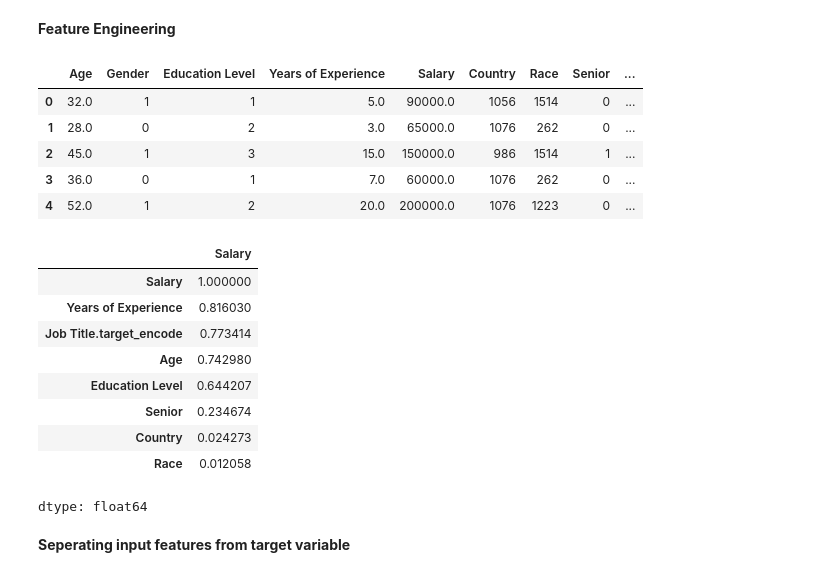
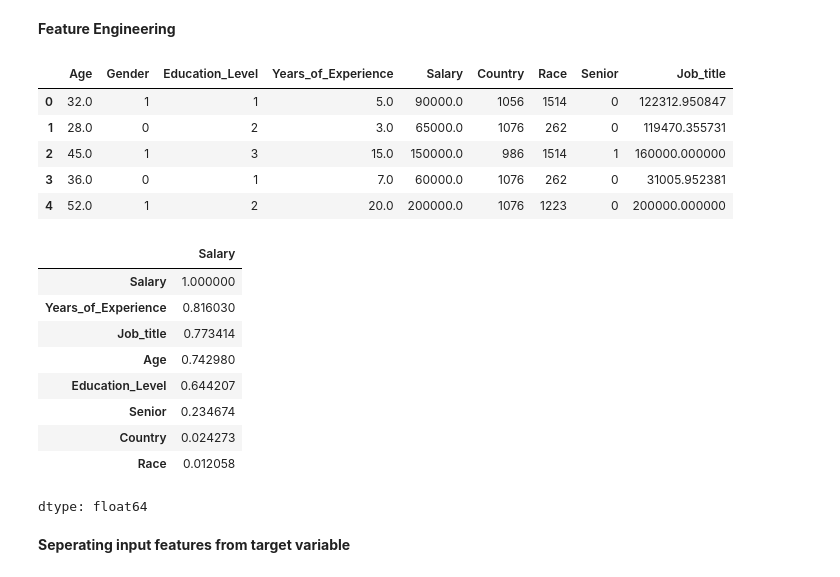
Before and after one commit to Love1117/Machine_learning-Projects, a Jupyter notebook: Machine_Learning Project/01_Supervised- Machine Learning/01_Linear_Regression/Employee_salary_prediction/Employee_salary_prediction1.ipynb, the cells around one changed output. Drawn from its saved outputs; the diff is of its cells as text; code cells hidden in the pictures.

```diff
--- a/Machine_Learning Project/01_Supervised- Machine Learning/01_Linear_Regression/Employee_salary_prediction/Employee_salary_prediction1.ipynb
+++ b/Machine_Learning Project/01_Supervised- Machine Learning/01_Linear_Regression/Employee_salary_prediction/Employee_salary_prediction1.ipynb
@@ -52,39 +52,41 @@ df.drop_duplicates(inplace=True)
 # %%
 #creating target encoded variable
 Job_title_encode = df.groupby("Job Title")["Salary"].mean().to_dict()
 # creating new target encoded columns
 df["Job Title.target_encode"] = df["Job Title"].map(Job_title_encode)
 
 # frequency encoder
 country_freq = df["Country"].value_counts().to_dict()
 df["Country"] = df["Country"].map(country_freq)
 
 race_freq = df["Race"].value_counts().to_dict()
 df["Race"] = df["Race"].map(race_freq)
 
 
 # Dropping irrelevant columns
 df = df.drop(columns=["Job Title"])
 
+df = df.rename(columns={"Education Level":"Education_Level", "Years of Experience":"Years_of_Experience", "Job Title.target_encode":"Job_title"})
+
 df["Gender"] = df["Gender"].map({"Male":"1", "Female":0})
 df.head()
 # %% [output]
-|  | Age | Gender | Education Level | Years of Experience | Salary | Country | Race | Senior | ... |
-| 0 | 32.0 | 1 | 1 | 5.0 | 90000.0 | 1056 | 1514 | 0 | ... |
-| 1 | 28.0 | 0 | 2 | 3.0 | 65000.0 | 1076 | 262 | 0 | ... |
-| 2 | 45.0 | 1 | 3 | 15.0 | 150000.0 | 986 | 1514 | 1 | ... |
-| 3 | 36.0 | 0 | 1 | 7.0 | 60000.0 | 1076 | 262 | 0 | ... |
-| 4 | 52.0 | 1 | 2 | 20.0 | 200000.0 | 1076 | 1223 | 0 | ... |
+|  | Age | Gender | Education_Level | Years_of_Experience | Salary | Country | Race | Senior | Job_title |
+| 0 | 32.0 | 1 | 1 | 5.0 | 90000.0 | 1056 | 1514 | 0 | 122312.950847 |
+| 1 | 28.0 | 0 | 2 | 3.0 | 65000.0 | 1076 | 262 | 0 | 119470.355731 |
+| 2 | 45.0 | 1 | 3 | 15.0 | 150000.0 | 986 | 1514 | 1 | 160000.000000 |
+| 3 | 36.0 | 0 | 1 | 7.0 | 60000.0 | 1076 | 262 | 0 | 31005.952381 |
+| 4 | 52.0 | 1 | 2 | 20.0 | 200000.0 | 1076 | 1223 | 0 | 200000.000000 |
 # %%
 #Knowing columns with strong correlations to Salary
 abs(df.corr(numeric_only=True)["Salary"]).sort_values(ascending=False)
 # %% [output]
 |  | Salary |
 | Salary | 1.000000 |
-| Years of Experience | 0.816030 |
-| Job Title.target_encode | 0.773414 |
+| Years_of_Experience | 0.816030 |
+| Job_title | 0.773414 |
 | Age | 0.742980 |
-| Education Level | 0.644207 |
+| Education_Level | 0.644207 |
 | Senior | 0.234674 |
 | Country | 0.024273 |
 | Race | 0.012058 |
```
Also changed, not shown: parts of 2 cells of this notebook.
